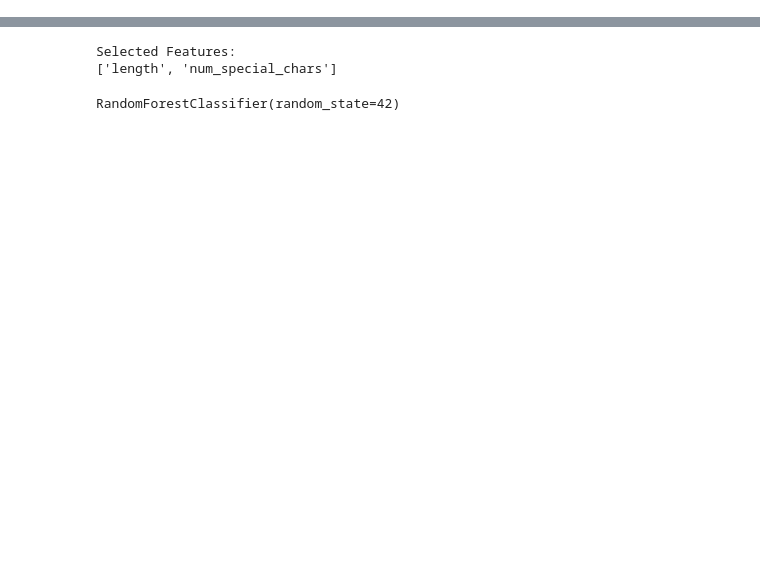
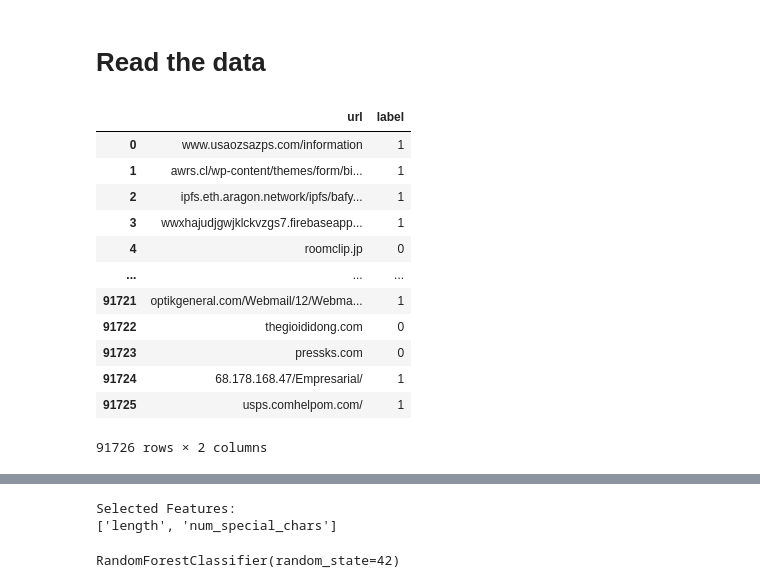
Before and after one commit to BarGoldman/Final-Project-Machine-Learning-Phishing-URL, a Jupyter notebook: Random_forest_model.ipynb, the cells around one changed output, grey strips where cells are left out. Drawn from its saved outputs; the diff is of its cells as text; code cells hidden in the pictures; blank space fills up the shorter version.

```diff
--- a/Random_forest_model.ipynb
+++ b/Random_forest_model.ipynb
@@ -38,3 +44,24 @@ import numpy as np
 from math import log2
 # %%
 import matplotlib.pyplot as plt
+# %% [markdown]
+# Read the data
+# %%
+df = pd.read_csv('combined_df.csv')
+df = df.sample(frac=1, random_state=42).reset_index(drop=True)
+
+df
+# %% [output]
+|  | url | label |
+| 0 | www.usaozsazps.com/information | 1 |
+| 1 | awrs.cl/wp-content/themes/form/bi... | 1 |
+| 2 | ipfs.eth.aragon.network/ipfs/bafy... | 1 |
+| 3 | wwxhajudjgwjklckvzgs7.firebaseapp... | 1 |
+| 4 | roomclip.jp | 0 |
+| ... | ... | ... |
+| 91721 | optikgeneral.com/Webmail/12/Webma... | 1 |
+| 91722 | thegioididong.com | 0 |
+| 91723 | pressks.com | 0 |
+| 91724 | 68.178.168.47/Empresarial/ | 1 |
+| 91725 | usps.comhelpom.com/ | 1 |
+91726 rows × 2 columns
```
Also changed, not shown: parts of 12 cells of this notebook.
